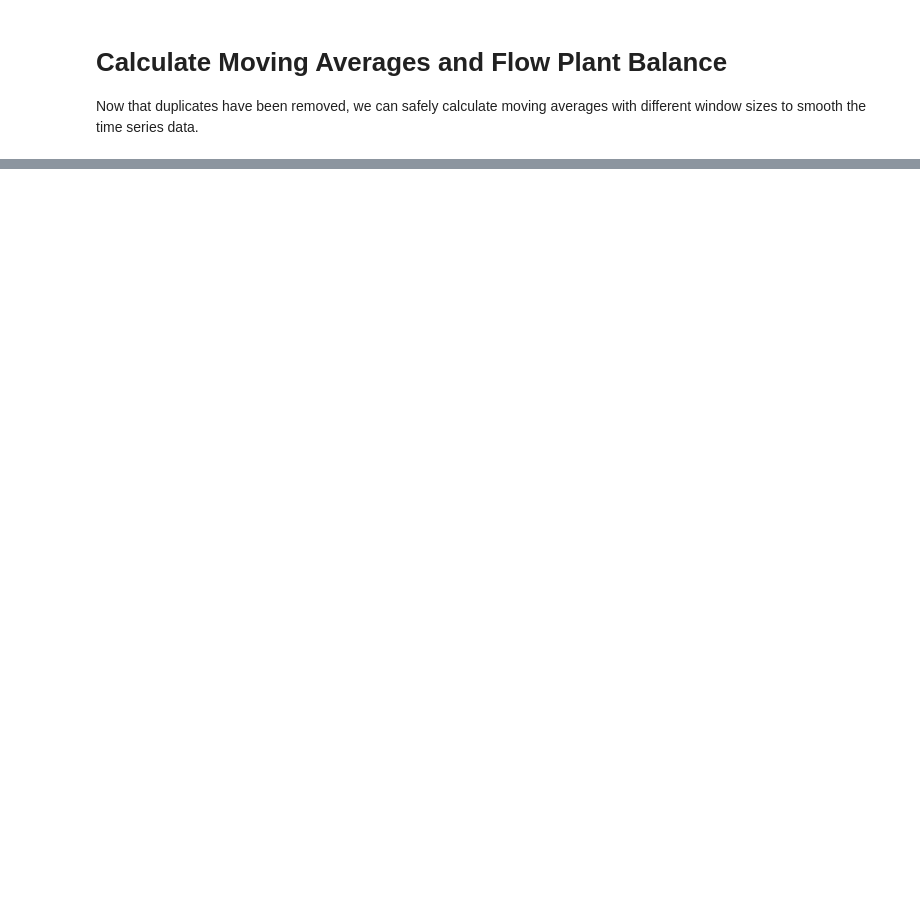
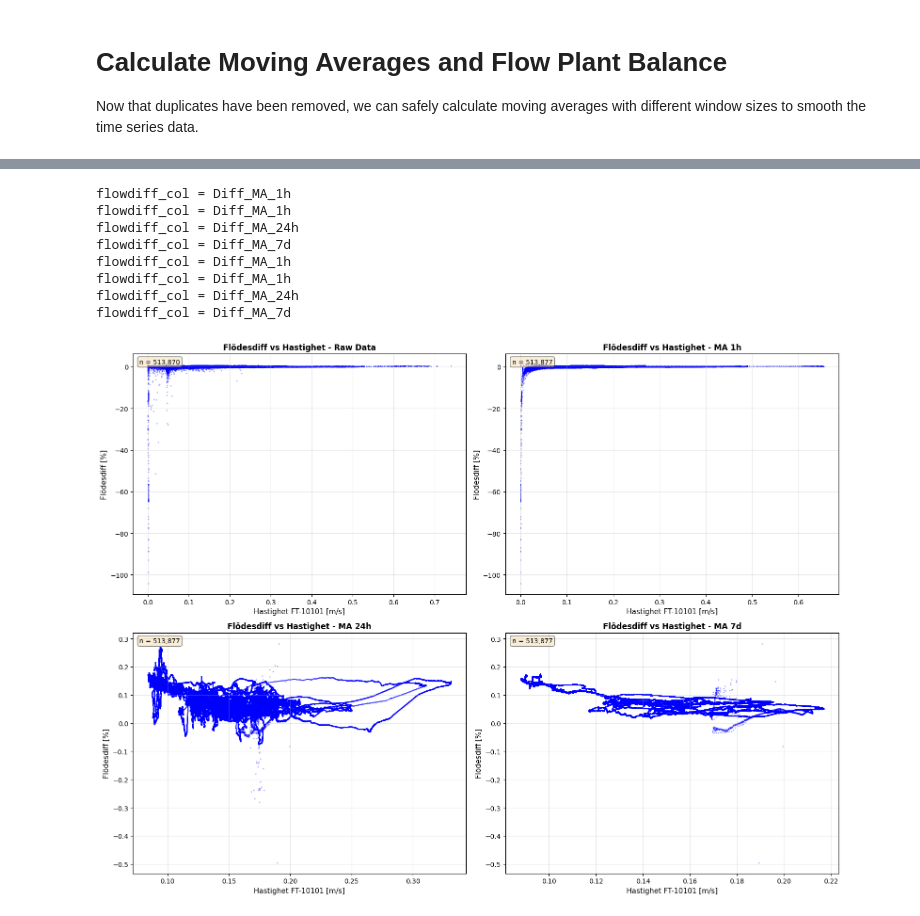
Before and after one commit to chrisgladious/InteractiveFlowCharts, a Jupyter notebook: src/Pajala_Flöde.ipynb, the cells around one changed output, grey strips where cells are left out. Drawn from its saved outputs; the diff is of its cells as text; code cells hidden in the pictures; blank space fills up the shorter version.

```diff
--- a/src/Pajala_Flöde.ipynb
+++ b/src/Pajala_Flöde.ipynb
@@ -413,6 +559,7 @@ df_ax = pd.merge(df_ax, df_Utflöde_Bräddning_LT23101, left_index=True, right_i
 df_ma = pd.DataFrame(index=df_ax.index)
 
 # Define time-based windows (labels -> pandas offset strings)
+#windows = { '12min': '12min', '1h': '60min', '24h': '24h', '7d': '7D' }
 windows = { '1h': '60min', '24h': '24h', '7d': '7D' }
 
 for col in df_ax.columns:
@@ -422,19 +569,33 @@ for col in df_ax.columns:
         ma_col_name = f"{col}_MA_{w_label}"
         df_ma[ma_col_name] = ma
 
-# Compute differences (Inflöde - Utflöde - Bräddning) for each moving-average window in a separate DataFrame
+# Compute differences (Inflöde - Utflöde - Bräddning) for raw data and each moving-average window
 # Source column names in df_ax are 'Inflöde FT-10101', 'Utflöde FT-72101', and 'Utflöde Bräddning LT23101'
 df_ma_diff = pd.DataFrame(index=df_ax.index)
 inflow_main = 'Inflöde FT-10101'
 outflow_main = 'Utflöde FT-72101'
 inflow_externslam = 'Inflöde Extenslam FT80101'
 outflow_bräddning = 'Utflöde Bräddning LT23101'
+inflow_total = 'Total Utflöde [m3/h]'
+outflow_total = 'Total Utflöde [m3/h]'
 
+# # Calculate flow difference on raw data (no moving average)
+# if all(col in df_ax.columns for col in [inflow_main, outflow_main, inflow_externslam, outflow_bräddning]):
+#     total_inflow = df_ax[inflow_main] + df_ax[inflow_externslam]
+#     total_outflow = df_ax[outflow_main] + df_ax[outflow_bräddning]
+#     df_ma_diff['Diff_1min'] = (total_inflow - total_outflow) / total_inflow
+#     print("Calculated raw flow difference: Diff_1min")
+# else:
+#     print("Warning: cannot compute Diff_1min because one or more required columns are missing")
+
+# Calculate flow differences for each moving-average window
 for w_label in windows.keys():
     col_inflow_main = f"{inflow_main}_MA_{w_label}"
     col_outflow_main = f"{outflow_main}_MA_{w_label}"
     col_outflow_externslam = f"{inflow_externslam}_MA_{w_label}"
     col_outflow_bräddning = f"{outflow_bräddning}_MA_{w_label}"
+    col_inflow_total = f"{inflow_total}_MA_{w_label}"
+    col_outflow_total = f"{outflow_total}_MA_{w_label}"
     diff_col = f"Diff_MA_{w_label}"
     if col_inflow_main in df_ma.columns and col_outflow_main in df_ma.columns and col_outflow_bräddning in df_ma.columns:
         df_ma_diff[diff_col] = (df_ma[col_inflow_main] + df_ma[col_outflow_externslam] - df_ma[col_outflow_main] - df_ma[col_outflow_bräddning])/(df_ma[col_inflow_main] + df_ma[col_outflow_externslam])
@@ -679,0 +830,61 @@ Aligned flowdiff DataFrame shape: (513892, 3)
+# %%
+# Create 4 separate XY scatter plots: Velocity (X) vs Flow Difference (Y)
+# 1. Raw data (no MA)
+# 2. MA_1h vs MA_1h
+# 3. MA_24h vs MA_24h
+# 4. MA_7d vs MA_7d
+
+import matplotlib.pyplot as plt
+
+# Define the pairs to plot: (velocity_column, flowdiff_column, title_suffix)
+plot_pairs = [
+    ('Inflöde FT-10101 [m/s]', 'Diff_MA_1h', 'Raw Data'),
+    ('Inflöde FT-10101 [m/s]_MA_1h', 'Diff_MA_1h', 'MA 1h'),
+    ('Inflöde FT-10101 [m/s]_MA_24h', 'Diff_MA_24h', 'MA 24h'),
+    ('Inflöde FT-10101 [m/s]_MA_7d', 'Diff_MA_7d', 'MA 7d')
+]
+
+# Create 2x2 subplot layout
+fig, axes = plt.subplots(2, 2, figsize=(16, 12))
+axes = axes.flatten()
+
+for idx, (velocity_col, flowdiff_col, title_suffix) in enumerate(plot_pairs):
+    ax = axes[idx]
+    dprint(flowdiff_col)
+    # Get non-NaN pairs only
+    mask = df_velocity_aligned[velocity_col].notna() & df_flowdiff_aligned[flowdiff_col].notna()
+    x_data = df_velocity_aligned.loc[mask, velocity_col]
+    y_data = df_flowdiff_aligned.loc[mask, flowdiff_col]
+
+    # Create scatter plot
+    ax.scatter(x_data, y_data, alpha=0.3, s=1, color='blue')
+
+    ax.set_xlabel('Hastighet FT-10101 [m/s]', fontsize=11)
+    ax.set_ylabel('Flödesdiff [%]', fontsize=11)
+    ax.set_title(f'Flödesdiff vs Hastighet - {title_suffix}', fontsize=12, fontweight='bold')
+    ax.grid(True, alpha=0.3)
+
+    # Add data point count
+    ax.text(0.02, 0.98, f'n = {mask.sum():,}',
+            transform=ax.transAxes,
+            verticalalignment='top',
+            bbox=dict(boxstyle='round', facecolor='wheat', alpha=0.5))
+
+plt.tight_layout()
+plt.show()
+
+print("Created 4 scatter plots:")
+print("  1. Raw velocity vs Diff_MA_1h")
+print("  2. Velocity MA_1h vs Diff_MA_1h")
+print("  3. Velocity MA_24h vs Diff_MA_24h")
+print("  4. Velocity MA_7d vs Diff_MA_7d")
+# %% [output]
+flowdiff_col = Diff_MA_1h
+flowdiff_col = Diff_MA_1h
+flowdiff_col = Diff_MA_24h
+flowdiff_col = Diff_MA_7d
+flowdiff_col = Diff_MA_1h
+flowdiff_col = Diff_MA_1h
+flowdiff_col = Diff_MA_24h
+flowdiff_col = Diff_MA_7d
+[figure, added]
```
Also changed, not shown: parts of 27 cells of this notebook, 4 other files.
